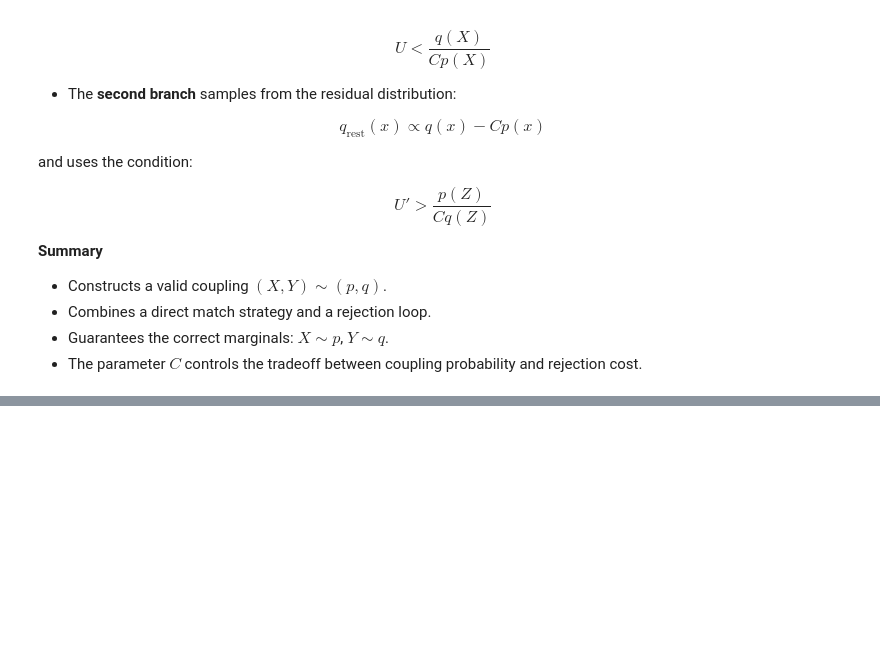
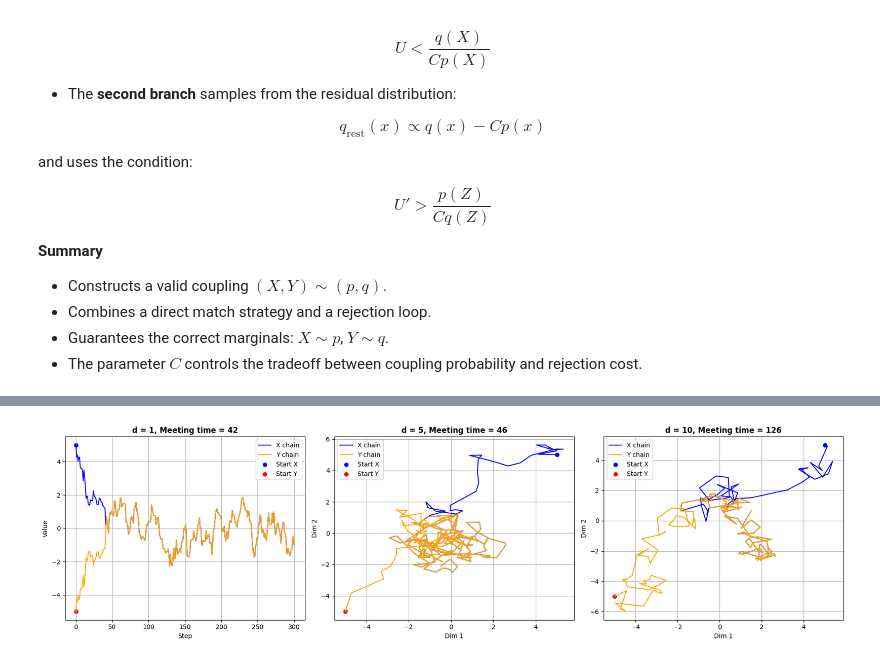
Before and after one commit to pieropls/MCProj-Coupling, a Jupyter notebook: Coupling.ElMamoune.NY.Pelosi.ipynb, the cells around one changed output, grey strips where cells are left out. Cells and saved outputs as stored; diff of their text form; code cells hidden in the pictures; blank space fills up the shorter version.

```diff
--- a/Coupling.ElMamoune.NY.Pelosi.ipynb
+++ b/Coupling.ElMamoune.NY.Pelosi.ipynb
@@ -661,0 +816,39 @@ compare_coupling_methods_time(dim=10)
+# %%
+# Run and plot for d = 1, 5, 10
+dimensions = [1, 5, 10]
+sigma = 0.5
+n_iter = 300
+
+fig, axes = plt.subplots(1, 3, figsize=(18, 5))
+
+for idx, d in enumerate(dimensions):
+    Sigma = sigma**2 * np.eye(d)
+    x0 = np.ones(d) * 5
+    y0 = -np.ones(d) * 5
+    x_chain, y_chain, meeting_time = coupled_rwm(x0, y0, Sigma, n_iter=n_iter)
+
+    ax = axes[idx]
+
+    if d == 1:
+        ax.plot(np.arange(len(x_chain)), x_chain[:, 0], label='X chain', color='blue')
+        ax.plot(np.arange(len(y_chain)), y_chain[:, 0], label='Y chain', color='orange')
+        ax.scatter(0, x_chain[0, 0], c='blue', label='Start X')
+        ax.scatter(0, y_chain[0, 0], c='red', label='Start Y')
+        ax.set_xlabel('Step')
+        ax.set_ylabel('Value')
+    else:
+        ax.plot(x_chain[:, 0], x_chain[:, 1], label='X chain', color='blue')
+        ax.plot(y_chain[:, 0], y_chain[:, 1], label='Y chain', color='orange')
+        ax.scatter(x_chain[0, 0], x_chain[0, 1], c='blue', label='Start X')
+        ax.scatter(y_chain[0, 0], y_chain[0, 1], c='red', label='Start Y')
+        ax.set_xlabel('Dim 1')
+        ax.set_ylabel('Dim 2')
+
+    ax.set_title(f"d = {d}, Meeting time = {meeting_time}", fontweight='bold')
+    ax.legend()
+    ax.grid(True)
+
+plt.tight_layout()
+plt.show()
+# %% [output]
+[figure, added]
```
Also changed, not shown: parts of 21 cells of this notebook, 2 other files.
